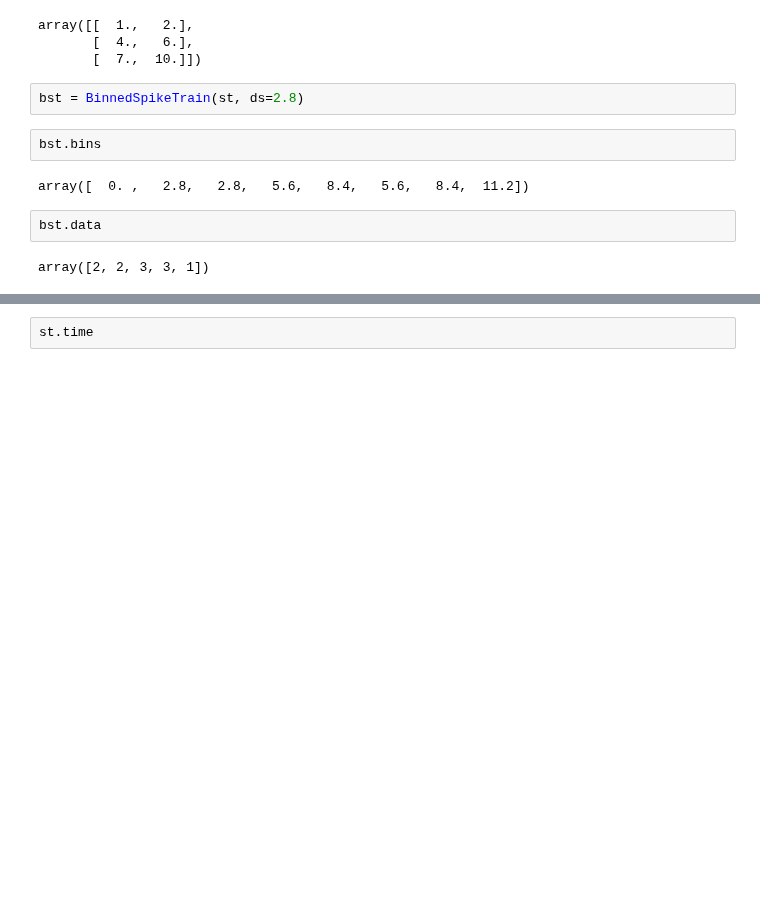
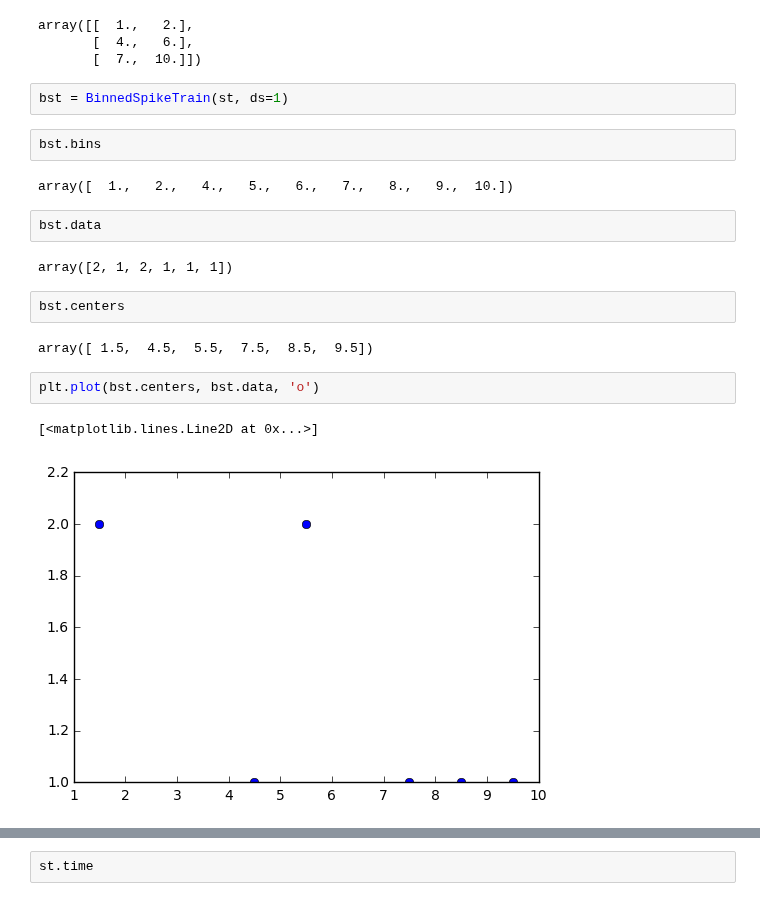
Before and after one commit to nelpy/nelpy, a Jupyter notebook: examples/nelpy-examples.ipynb, the cells around one changed output, grey strips where cells are left out. Saved outputs shown, nothing was run; the diff lists cells and outputs as text; blank space fills up the shorter version.

```diff
--- a/examples/nelpy-examples.ipynb
+++ b/examples/nelpy-examples.ipynb
@@ -394,12 +394,21 @@ array([[  1.,   2.],
        [  4.,   6.],
        [  7.,  10.]])
 # %%
-bst = BinnedSpikeTrain(st, ds=2.8)
+bst = BinnedSpikeTrain(st, ds=1)
 # %%
 bst.bins
 # %% [output]
-array([  0. ,   2.8,   2.8,   5.6,   8.4,   5.6,   8.4,  11.2])
+array([  1.,   2.,   4.,   5.,   6.,   7.,   8.,   9.,  10.])
 # %%
 bst.data
 # %% [output]
-array([2, 2, 3, 3, 1])
+array([2, 1, 2, 1, 1, 1])
+# %%
+bst.centers
+# %% [output]
+array([ 1.5,  4.5,  5.5,  7.5,  8.5,  9.5])
+# %%
+plt.plot(bst.centers, bst.data, 'o')
+# %% [output]
+[<matplotlib.lines.Line2D at 0x...>]
+[figure, added]
```
Also changed, not shown: parts of 4 cells of this notebook.
